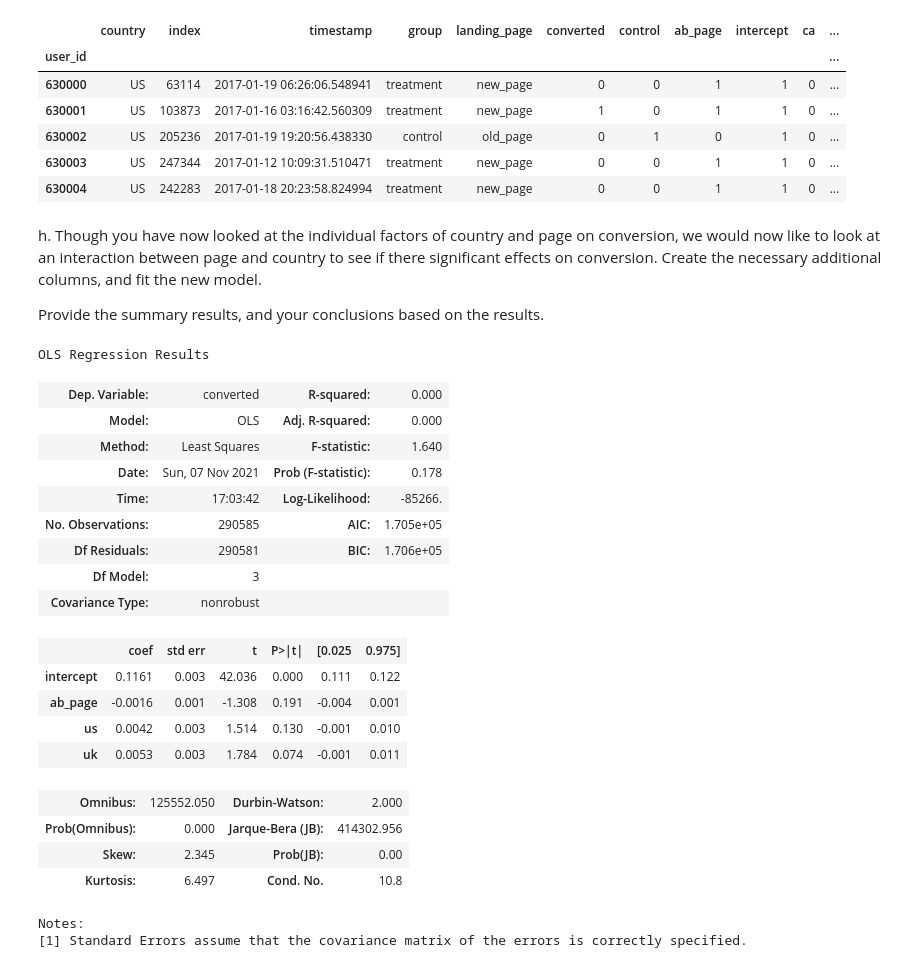
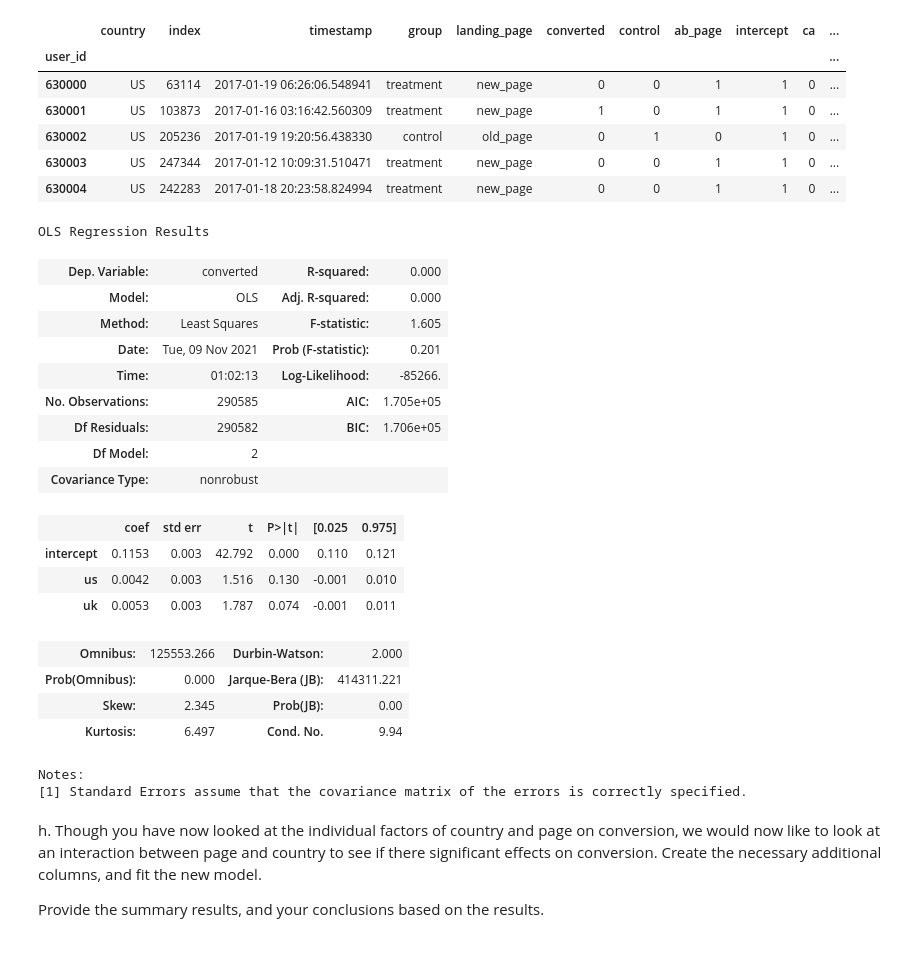
Before and after one commit to DavitLomadze/AnalyzeABTestResults-2, a Jupyter notebook: Analyze_ab_test_results_notebook.ipynb, the cells around one changed output. Cells and saved outputs as stored; diff of their text form; code cells hidden in the pictures.

```diff
--- a/Analyze_ab_test_results_notebook.ipynb
+++ b/Analyze_ab_test_results_notebook.ipynb
@@ -390,6 +390,31 @@ df_new.head()
 | 630002 | US | 205236 | 2017-01-19 19:20:56.438330 | control | old_page | 0 | 1 | 0 | 1 | 0 | ... |
 | 630003 | US | 247344 | 2017-01-12 10:09:31.510471 | treatment | new_page | 0 | 0 | 1 | 1 | 0 | ... |
 | 630004 | US | 242283 | 2017-01-18 20:23:58.824994 | treatment | new_page | 0 | 0 | 1 | 1 | 0 | ... |
+# %%
+df_new['intercept'] = 1
+lm1 = sm.OLS(df_new['converted'], df_new[['intercept', 'us', 'uk']]).fit()
+lm1.summary()
+# %% [output]
+OLS Regression Results
+| Dep. Variable: | converted | R-squared: | 0.000 |
+| Model: | OLS | Adj. R-squared: | 0.000 |
+| Method: | Least Squares | F-statistic: | 1.605 |
+| Date: | Tue, 09 Nov 2021 | Prob (F-statistic): | 0.201 |
+| Time: | 01:02:13 | Log-Likelihood: | -85266. |
+| No. Observations: | 290585 | AIC: | 1.705e+05 |
+| Df Residuals: | 290582 | BIC: | 1.706e+05 |
+| Df Model: | 2 |  |  |
+| Covariance Type: | nonrobust |  |  |
+|  | coef | std err | t | P>|t| | [0.025 | 0.975] |
+| intercept | 0.1153 | 0.003 | 42.792 | 0.000 | 0.110 | 0.121 |
+| us | 0.0042 | 0.003 | 1.516 | 0.130 | -0.001 | 0.010 |
+| uk | 0.0053 | 0.003 | 1.787 | 0.074 | -0.001 | 0.011 |
+| Omnibus: | 125553.266 | Durbin-Watson: | 2.000 |
+| Prob(Omnibus): | 0.000 | Jarque-Bera (JB): | 414311.221 |
+| Skew: | 2.345 | Prob(JB): | 0.00 |
+| Kurtosis: | 6.497 | Cond. No. | 9.94 |
+Notes:
+[1] Standard Errors assume that the covariance matrix of the errors is correctly specified.
 # %% [markdown]
 h. Though you have now looked at the individual factors of country and page on conversion, we would now like to look at an interaction between page and country to see if there significant effects on conversion.  Create the necessary additional columns, and fit the new model.
 
@@ -397,27 +424,3 @@ Provide the summary results, and your conclusions based on the results.
 # %%
 ### Fit Your Linear Model And Obtain the Results
-df_new['intercept'] = 1
-lm1 = sm.OLS(df_new['converted'], df_new[['intercept', 'ab_page', 'us', 'uk']]).fit()
-lm1.summary()
+df3 = df_new
-# %% [output]
-OLS Regression Results
-| Dep. Variable: | converted | R-squared: | 0.000 |
-| Model: | OLS | Adj. R-squared: | 0.000 |
-| Method: | Least Squares | F-statistic: | 1.640 |
-| Date: | Sun, 07 Nov 2021 | Prob (F-statistic): | 0.178 |
-| Time: | 17:03:42 | Log-Likelihood: | -85266. |
-| No. Observations: | 290585 | AIC: | 1.705e+05 |
-| Df Residuals: | 290581 | BIC: | 1.706e+05 |
-| Df Model: | 3 |  |  |
-| Covariance Type: | nonrobust |  |  |
-|  | coef | std err | t | P>|t| | [0.025 | 0.975] |
-| intercept | 0.1161 | 0.003 | 42.036 | 0.000 | 0.111 | 0.122 |
-| ab_page | -0.0016 | 0.001 | -1.308 | 0.191 | -0.004 | 0.001 |
-| us | 0.0042 | 0.003 | 1.514 | 0.130 | -0.001 | 0.010 |
-| uk | 0.0053 | 0.003 | 1.784 | 0.074 | -0.001 | 0.011 |
-| Omnibus: | 125552.050 | Durbin-Watson: | 2.000 |
-| Prob(Omnibus): | 0.000 | Jarque-Bera (JB): | 414302.956 |
-| Skew: | 2.345 | Prob(JB): | 0.00 |
-| Kurtosis: | 6.497 | Cond. No. | 10.8 |
-Notes:
-[1] Standard Errors assume that the covariance matrix of the errors is correctly specified.
```
Also changed, not shown: parts of 27 cells of this notebook.
